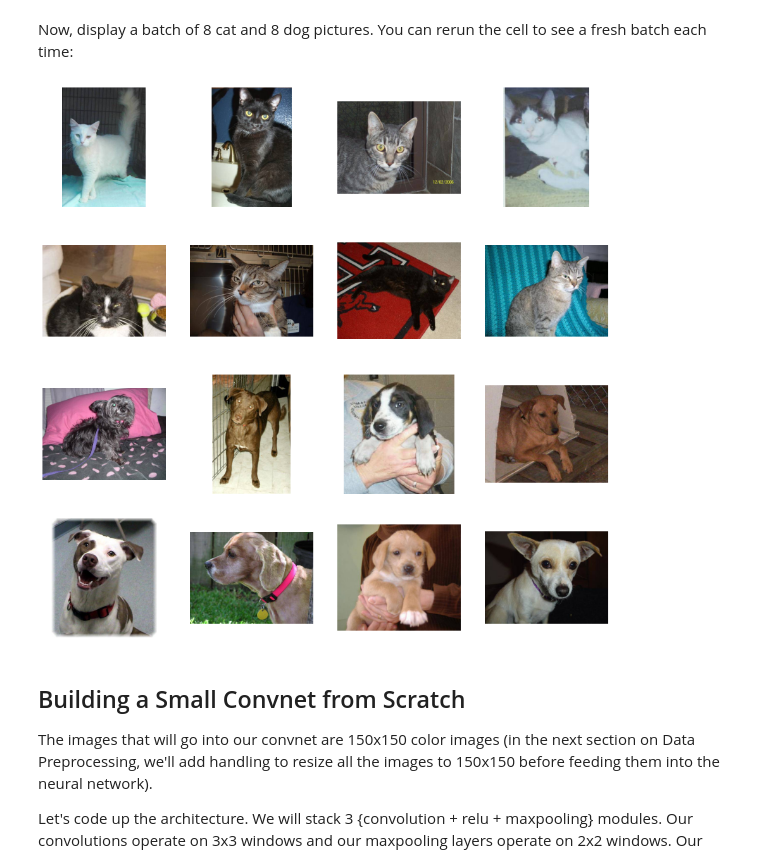
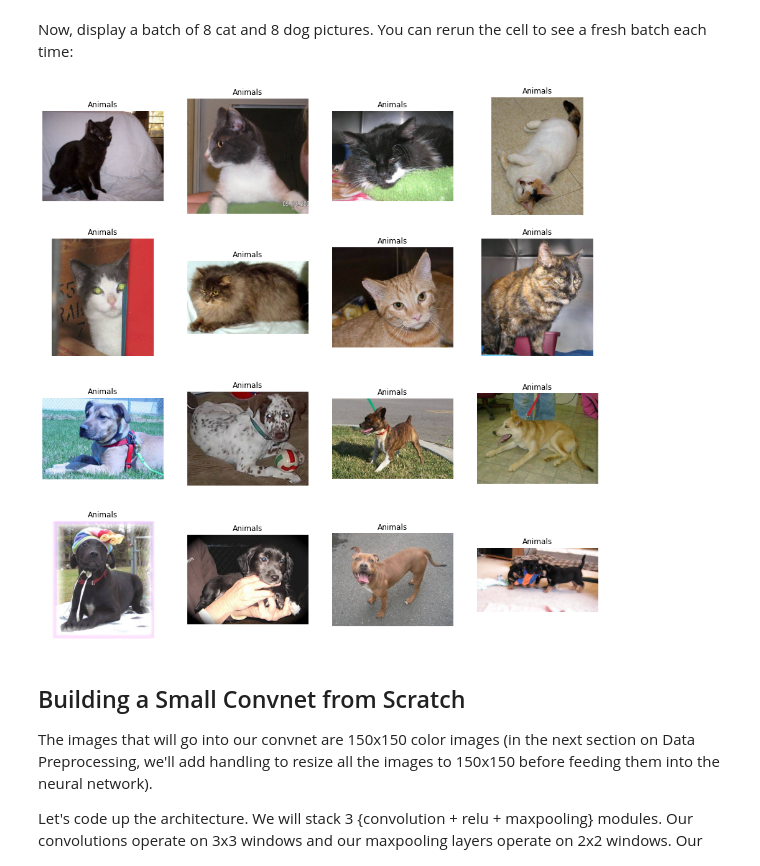
Before and after one commit to kalashshah1901/CatVsDog-Classification, a Jupyter notebook: CAT_VS_DOG_CLASSIFICATION.ipynb, the cells around one changed output. Drawn from its saved outputs; the diff is of its cells as text; code cells hidden in the pictures.

```diff
--- a/CAT_VS_DOG_CLASSIFICATION.ipynb
+++ b/CAT_VS_DOG_CLASSIFICATION.ipynb
@@ -65,6 +65,7 @@ validation_dogs_dir = os.path.join(validation_dir, 'dogs')
 Now, let's see what the filenames look like in the `cats` and `dogs` `train` directories (file naming conventions are the same in the `validation` directory):
 # %%
 train_cat_fnames = os.listdir(train_cats_dir)
+train_cat_fnames.sort()
 print(train_cat_fnames[:10])
 
 train_dog_fnames = os.listdir(train_dogs_dir)
@@ -106,25 +107,25 @@ Now, display a batch of 8 cat and 8 dog pictures. You can rerun the cell to see
 # %%
 # Set up matplotlib fig, and size it to fit 4x4 pics
 fig = plt.gcf()
 fig.set_size_inches(ncols * 4, nrows * 4)
 
 pic_index += 8
-next_cat_pix = [os.path.join(train_cats_dir, fname)
-                for fname in train_cat_fnames[pic_index-8:pic_index]]
-next_dog_pix = [os.path.join(train_dogs_dir, fname)
-                for fname in train_dog_fnames[pic_index-8:pic_index]]
+
+next_cat_pix = [os.path.join(train_cats_dir, fname) for fname in train_cat_fnames[pic_index-8:pic_index]]
+next_dog_pix = [os.path.join(train_dogs_dir, fname) for fname in train_dog_fnames[pic_index-8:pic_index]]
 
 for i, img_path in enumerate(next_cat_pix+next_dog_pix):
   # Set up subplot; subplot indices start at 1
   sp = plt.subplot(nrows, ncols, i + 1)
   sp.axis('Off') # Don't show axes (or gridlines)
-
   img = mpimg.imread(img_path)
   plt.imshow(img)
+  plt.title("Animals")
+
 
 plt.show()
 # %% [output]
-[figure, old version]
+[figure, new version]
 # %% [markdown]
 ## Building a Small Convnet from Scratch
 
```
Also changed, not shown: parts of 7 cells of this notebook.
